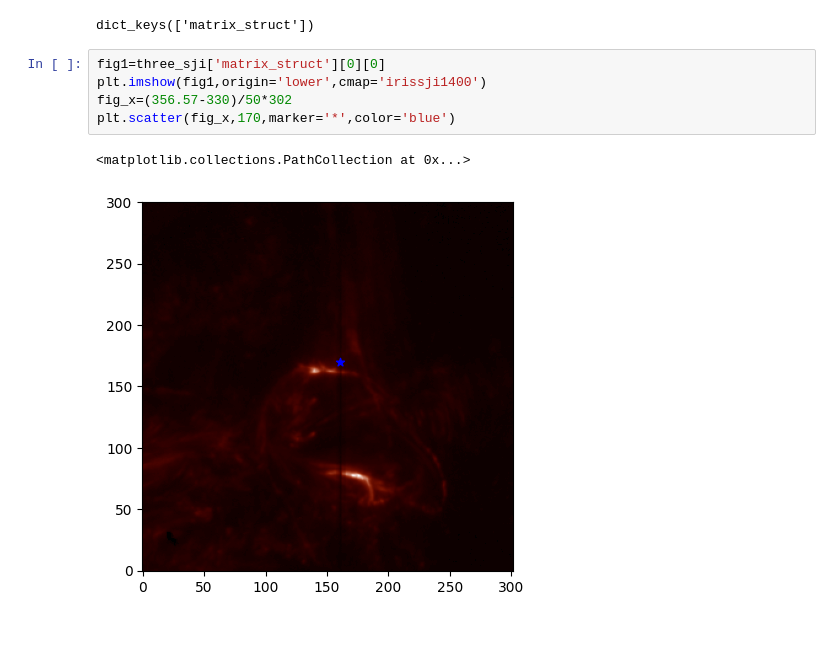
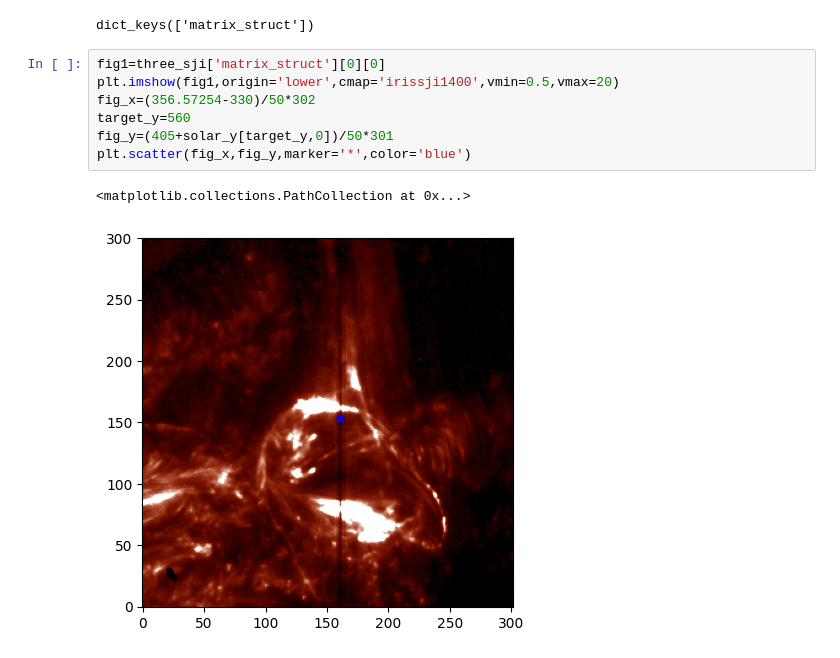
Before and after one commit to xiaosjh/reconnection, a Jupyter notebook: iris_analysis.ipynb, the cells around one changed output. Cells and saved outputs as stored; diff of their text form.

```diff
--- a/iris_analysis.ipynb
+++ b/iris_analysis.ipynb
@@ -63,9 +63,11 @@ print(three_sji.keys())
 dict_keys(['matrix_struct'])
 # %%
 fig1=three_sji['matrix_struct'][0][0]
-plt.imshow(fig1,origin='lower',cmap='irissji1400')
-fig_x=(356.57-330)/50*302
-plt.scatter(fig_x,170,marker='*',color='blue')
+plt.imshow(fig1,origin='lower',cmap='irissji1400',vmin=0.5,vmax=20)
+fig_x=(356.57254-330)/50*302
+target_y=560
+fig_y=(405+solar_y[target_y,0])/50*301
+plt.scatter(fig_x,fig_y,marker='*',color='blue')
 # %% [output]
 <matplotlib.collections.PathCollection at 0x...>
-[figure, old version]
+[figure, new version]
```
Also changed, not shown: parts of 12 cells of this notebook.
